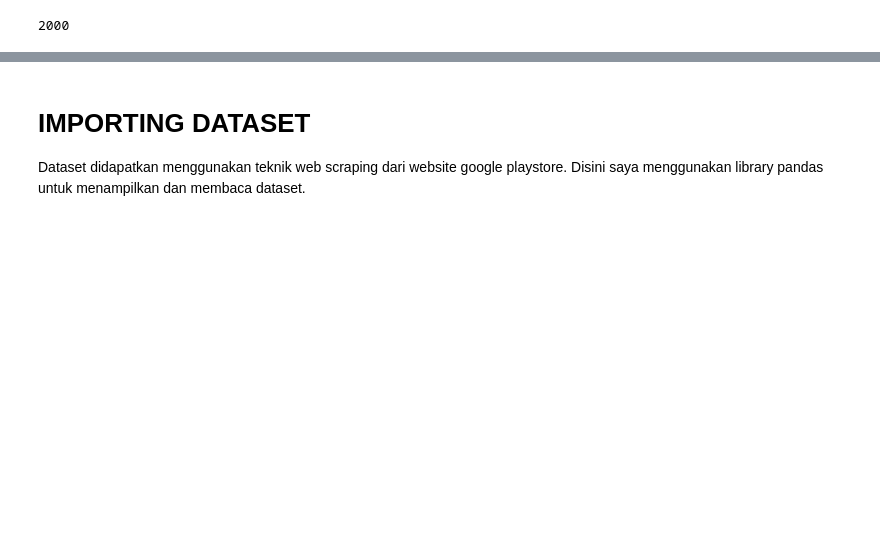
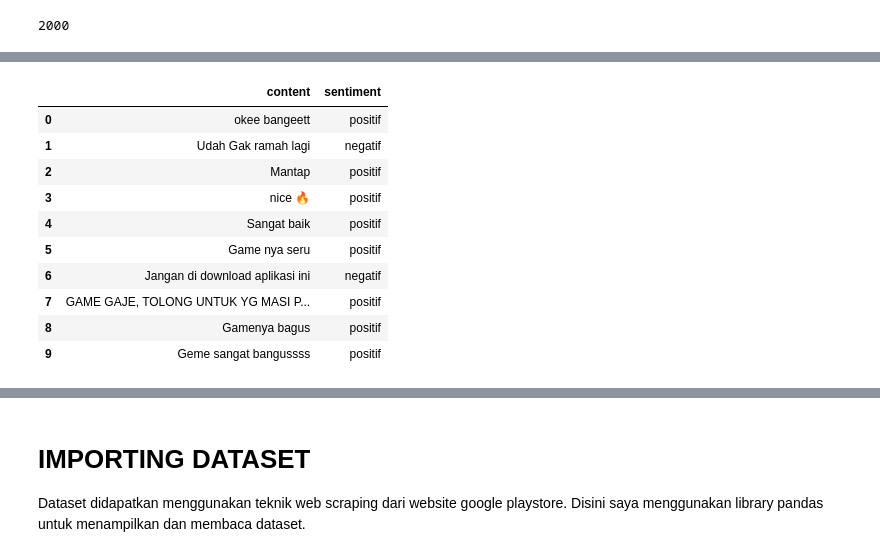
Before and after one commit to AzizLike29/Scrap-App-ML, a Jupyter notebook: scrap_mobile_legends.ipynb, the cells around one changed output, grey strips where cells are left out. Saved outputs shown, nothing was run; the diff lists cells and outputs as text; code cells hidden in the pictures; blank space fills up the shorter version.

```diff
--- a/scrap_mobile_legends.ipynb
+++ b/scrap_mobile_legends.ipynb
@@ -62,0 +72,18 @@ df_busu[['userName', 'score', 'at', 'content']].head(10)
+# %%
+# Memilih hanya kolom 'content dan 'Sentiment'
+df_busu = df_busu[['content', 'sentiment']]
+
+# Menampilkan sepuluh baris pertama dari DataFrame yang telah difilter
+df_busu.head(10)
+# %% [output]
+|  | content | sentiment |
+| 0 | okee bangeett | positif |
+| 1 | Udah Gak ramah lagi | negatif |
+| 2 | Mantap | positif |
+| 3 | nice 🔥 | positif |
+| 4 | Sangat baik | positif |
+| 5 | Game nya seru | positif |
+| 6 | Jangan di download aplikasi ini | negatif |
+| 7 | GAME GAJE, TOLONG UNTUK YG MASI P... | positif |
+| 8 | Gamenya bagus | positif |
+| 9 | Geme sangat bangussss | positif |
```
Also changed, not shown: parts of 23 cells of this notebook.
